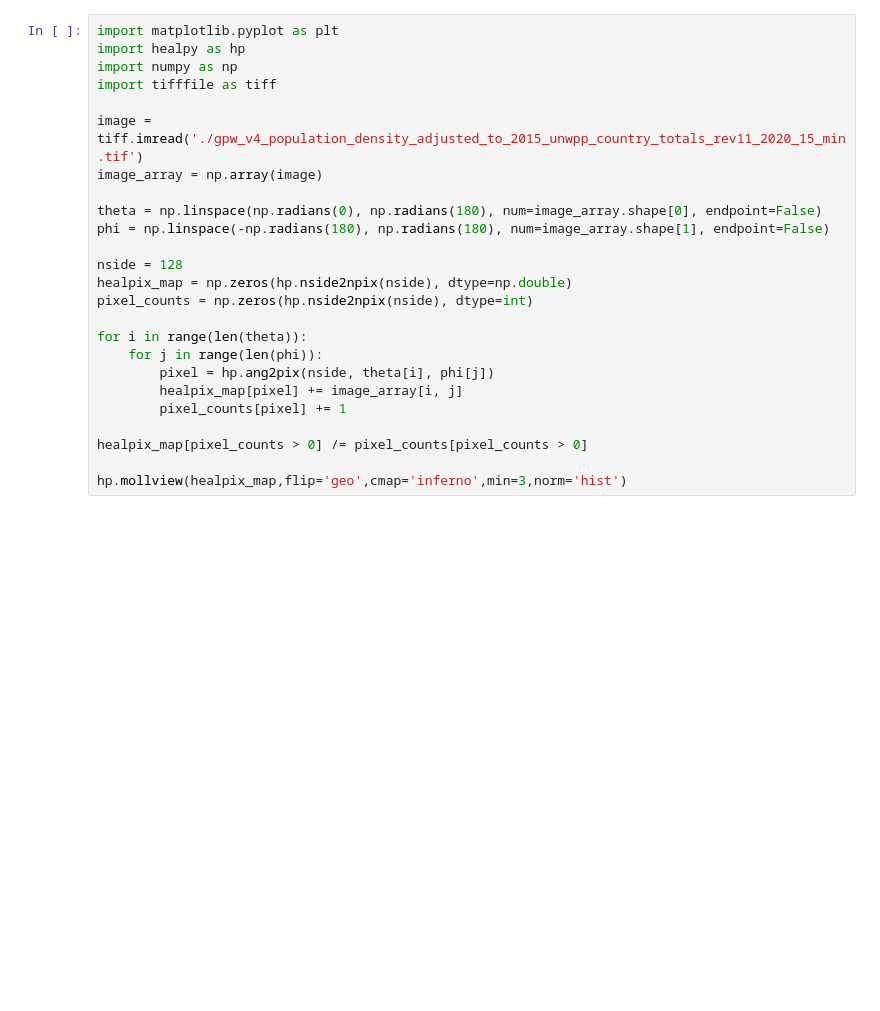
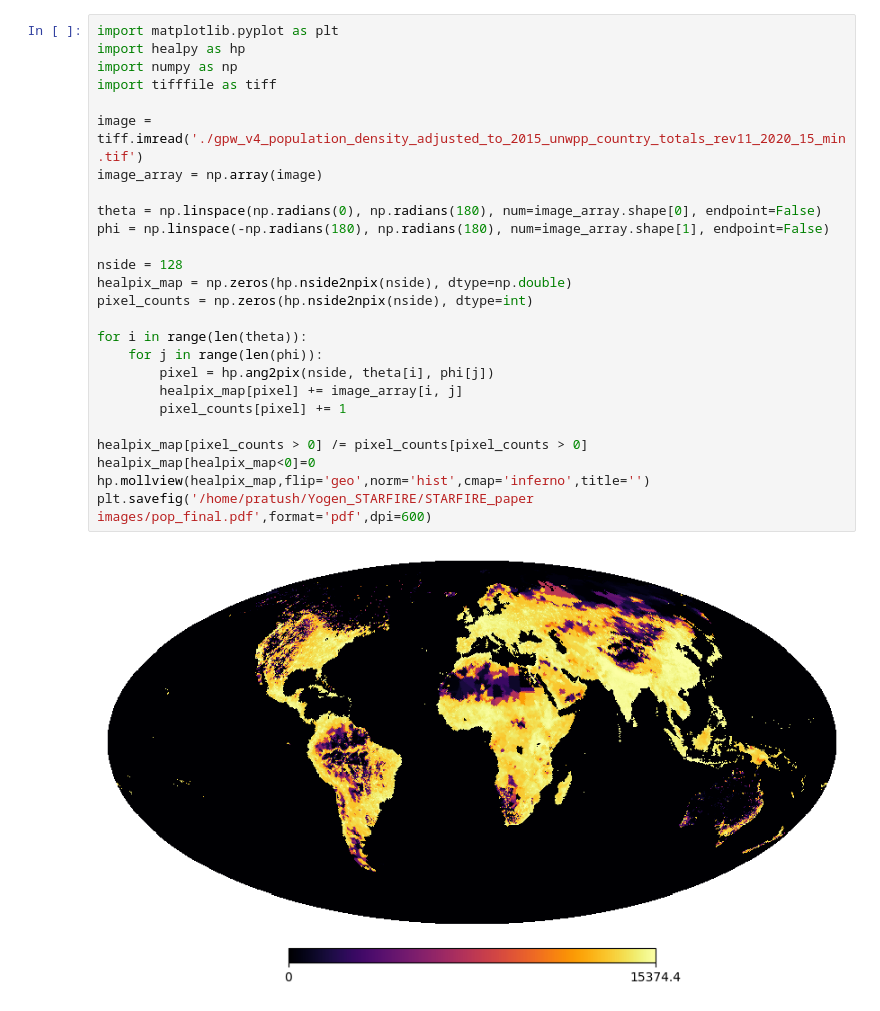
Before and after one commit to Bharatcs/rfi, a Jupyter notebook: Project/Untitled1.ipynb, the cells around one changed output. Cells and saved outputs as stored; diff of their text form; blank space fills up the shorter version.

```diff
--- a/Project/Untitled1.ipynb
+++ b/Project/Untitled1.ipynb
@@ -1,25 +1,28 @@
 # %%
 import matplotlib.pyplot as plt
 import healpy as hp
 import numpy as np
 import tifffile as tiff
 
 image = tiff.imread('./gpw_v4_population_density_adjusted_to_2015_unwpp_country_totals_rev11_2020_15_min.tif')
 image_array = np.array(image)
 
 theta = np.linspace(np.radians(0), np.radians(180), num=image_array.shape[0], endpoint=False)
 phi = np.linspace(-np.radians(180), np.radians(180), num=image_array.shape[1], endpoint=False)
 
 nside = 128
 healpix_map = np.zeros(hp.nside2npix(nside), dtype=np.double)
 pixel_counts = np.zeros(hp.nside2npix(nside), dtype=int)
 
 for i in range(len(theta)):
     for j in range(len(phi)):
         pixel = hp.ang2pix(nside, theta[i], phi[j])
         healpix_map[pixel] += image_array[i, j]
         pixel_counts[pixel] += 1
 
 healpix_map[pixel_counts > 0] /= pixel_counts[pixel_counts > 0]
-
-hp.mollview(healpix_map,flip='geo',cmap='inferno',min=3,norm='hist')
+healpix_map[healpix_map<0]=0
+hp.mollview(healpix_map,flip='geo',norm='hist',cmap='inferno',title='')
+plt.savefig('/home/pratush/Yogen_STARFIRE/STARFIRE_paper images/pop_final.pdf',format='pdf',dpi=600)
+# %% [output]
+[figure, added]
```
Also changed, not shown: parts of 1 cell of this notebook, 2 other files.
